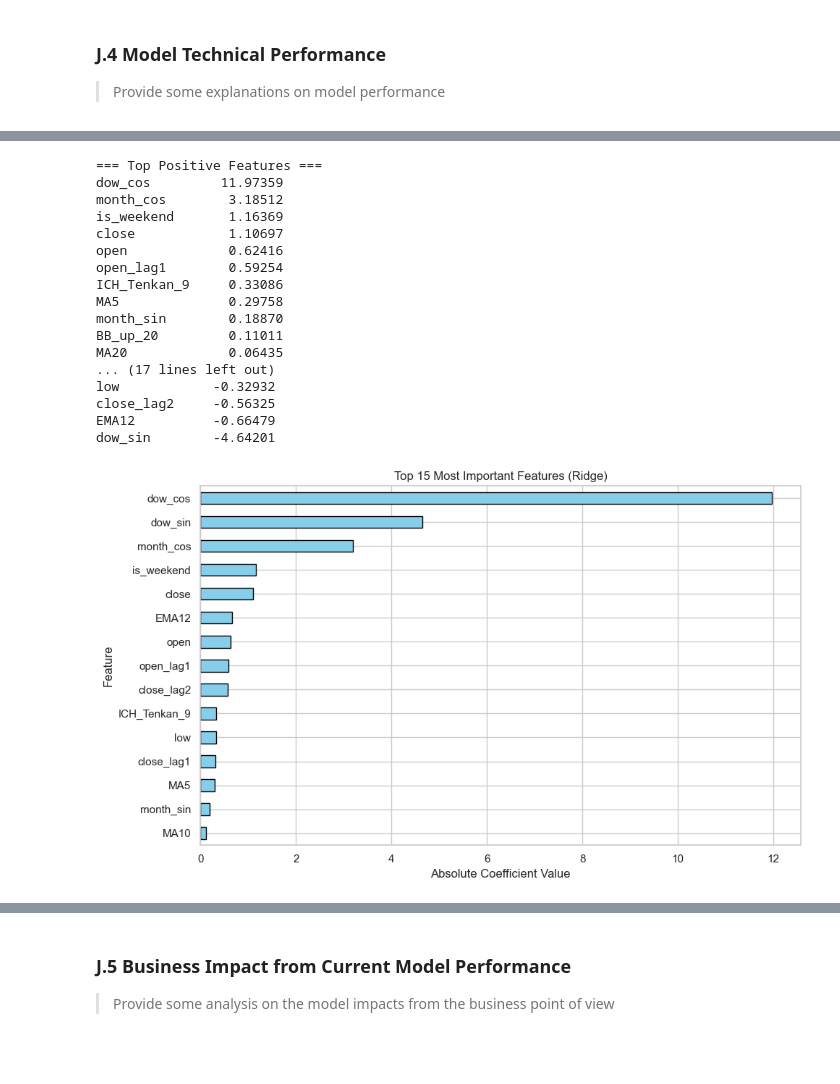
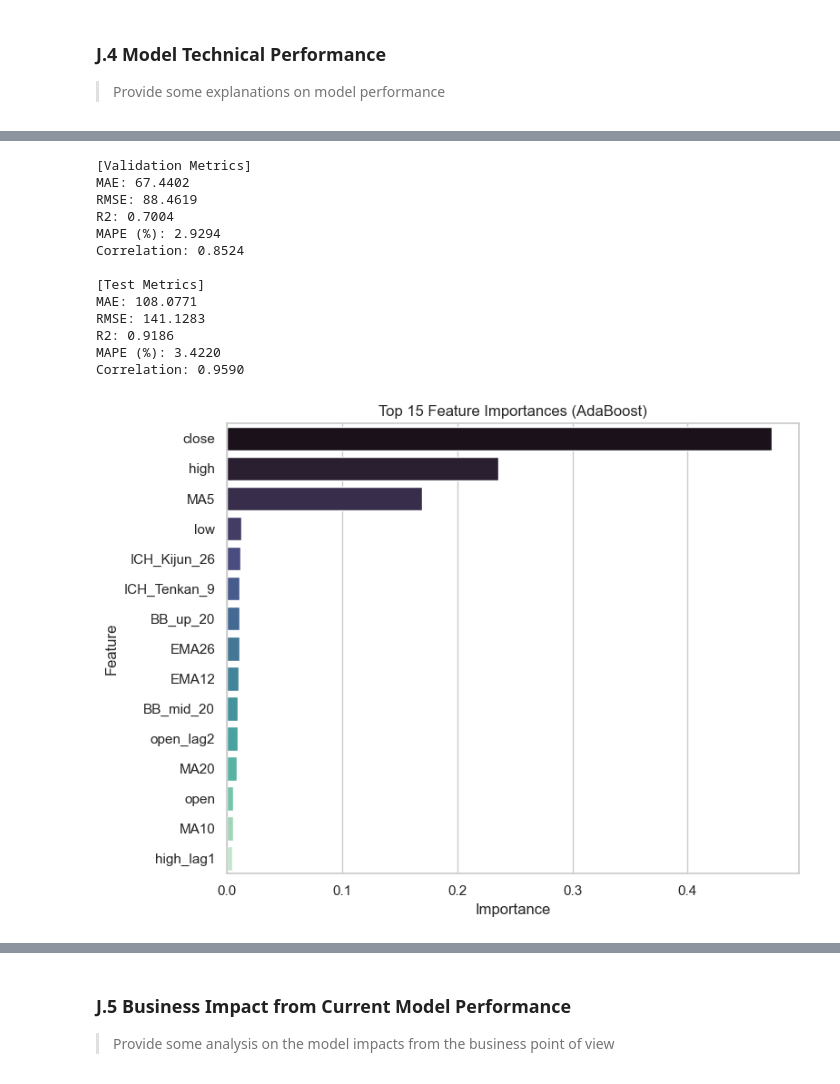
Before and after one commit to KittituchW/crypto-forecast-ml-research, a Jupyter notebook: notebooks/36120-25SP-AT3-group_13-25544646_experiment_3.ipynb, the cells around one changed output, grey strips where cells are left out. Saved outputs shown, nothing was run; the diff lists cells and outputs as text; code cells hidden in the pictures; blank space fills up the shorter version.

```diff
--- a/notebooks/36120-25SP-AT3-group_13-25544646_linear_regression.ipynb
+++ b/notebooks/36120-25SP-AT3-group_13-25544646_experiment_3.ipynb
@@ -1702,3 +1542,17 @@ Model saved successfully at: ../models/ridge_model.pkl
+# %%
+model = AdaBoostRegressor(
+    estimator=DecisionTreeRegressor(
+        max_depth=search.best_params_["estimator__max_depth"],
+        min_samples_split=search.best_params_["estimator__min_samples_split"],
+        min_samples_leaf=search.best_params_["estimator__min_samples_leaf"],
+        random_state=42
+    ),
+    n_estimators=search.best_params_["n_estimators"],
+    learning_rate=search.best_params_["learning_rate"],
+    random_state=42
+)
+# %%
+best_ada = model.fit(X_tr, y_tr)
 # %% [markdown]
 ### J.4 Model Technical Performance
 
@@ -1787,21 +1559,0 @@ def plot_feature_importance(model, feature_names, top_k=20):
-# %%
-plot_feature_importance(best_est, X_tr.columns, top_k=15)
-# %% [output]
-=== Top Positive Features ===
-dow_cos         11.97359
-month_cos        3.18512
-is_weekend       1.16369
-close            1.10697
-open             0.62416
-open_lag1        0.59254
-ICH_Tenkan_9     0.33086
-MA5              0.29758
-month_sin        0.18870
-BB_up_20         0.11011
-MA20             0.06435
-... (17 lines left out)
-low            -0.32932
-close_lag2     -0.56325
-EMA12          -0.66479
-dow_sin        -4.64201
-[figure, removed]
@@ -1818,0 +1560,43 @@ or moving-average rules.
+# %%
+# --- Apply to Validation and Test sets ---
+y_va_pred = best_ada.predict(X_va)
+y_te_pred = best_ada.predict(X_te)
+
+va_metrics = regression_metrics(y_va, y_va_pred)
+te_metrics = regression_metrics(y_te, y_te_pred)
+
+print("\n[Validation Metrics]")
+for k, v in va_metrics.items():
+    print(f"{k}: {v:.4f}")
+
+print("\n[Test Metrics]")
+for k, v in te_metrics.items():
+    print(f"{k}: {v:.4f}")
+
+
+# --- Optional: Feature importance ---
+# AdaBoost supports feature_importances_ through its base estimators
+feat_imp = pd.Series(best_ada.feature_importances_, index=X_tr.columns).sort_values(ascending=False)
+
+plt.figure(figsize=(8, 6))
+sns.barplot(x=feat_imp.values[:15], y=feat_imp.index[:15], palette="mako")
+plt.title("Top 15 Feature Importances (AdaBoost)")
+plt.xlabel("Importance")
+plt.ylabel("Feature")
+plt.tight_layout()
+plt.show()
+# %% [output]
+[Validation Metrics]
+MAE: 67.4402
+RMSE: 88.4619
+R2: 0.7004
+MAPE (%): 2.9294
+Correlation: 0.8524
+
+[Test Metrics]
+MAE: 108.0771
+RMSE: 141.1283
+R2: 0.9186
+MAPE (%): 3.4220
+Correlation: 0.9590
+[figure, added]
```
Also changed, not shown: parts of 25 cells of this notebook, 6 other files.
